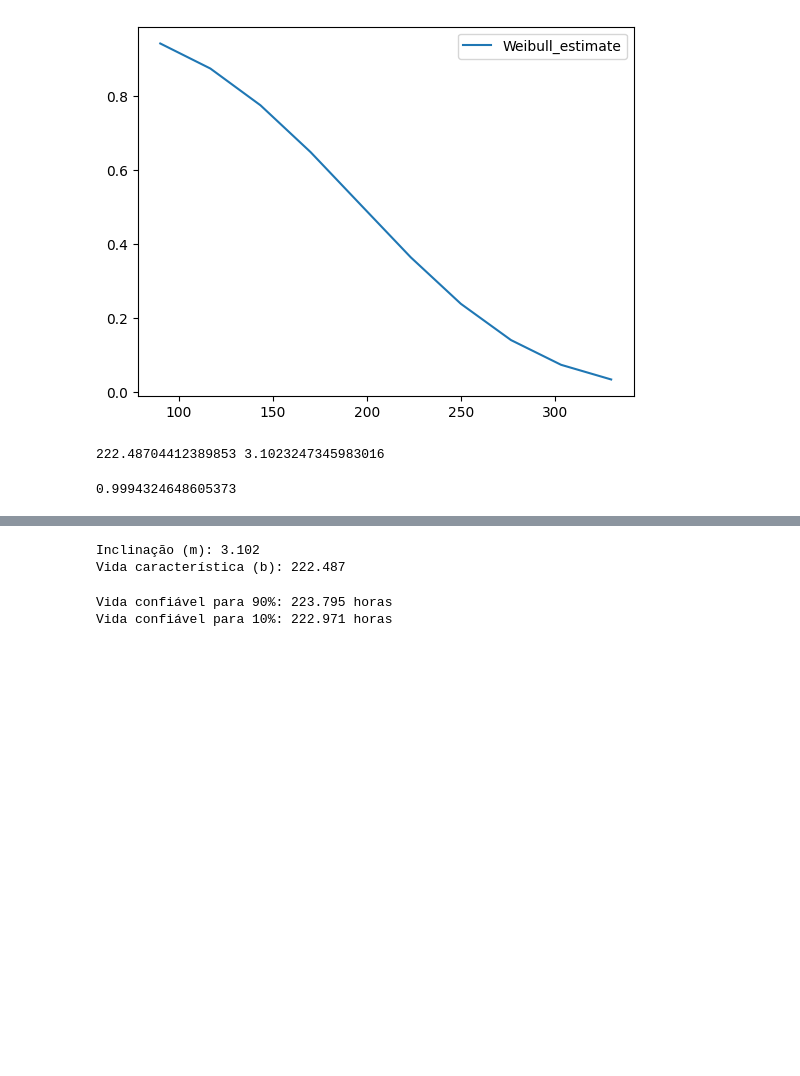
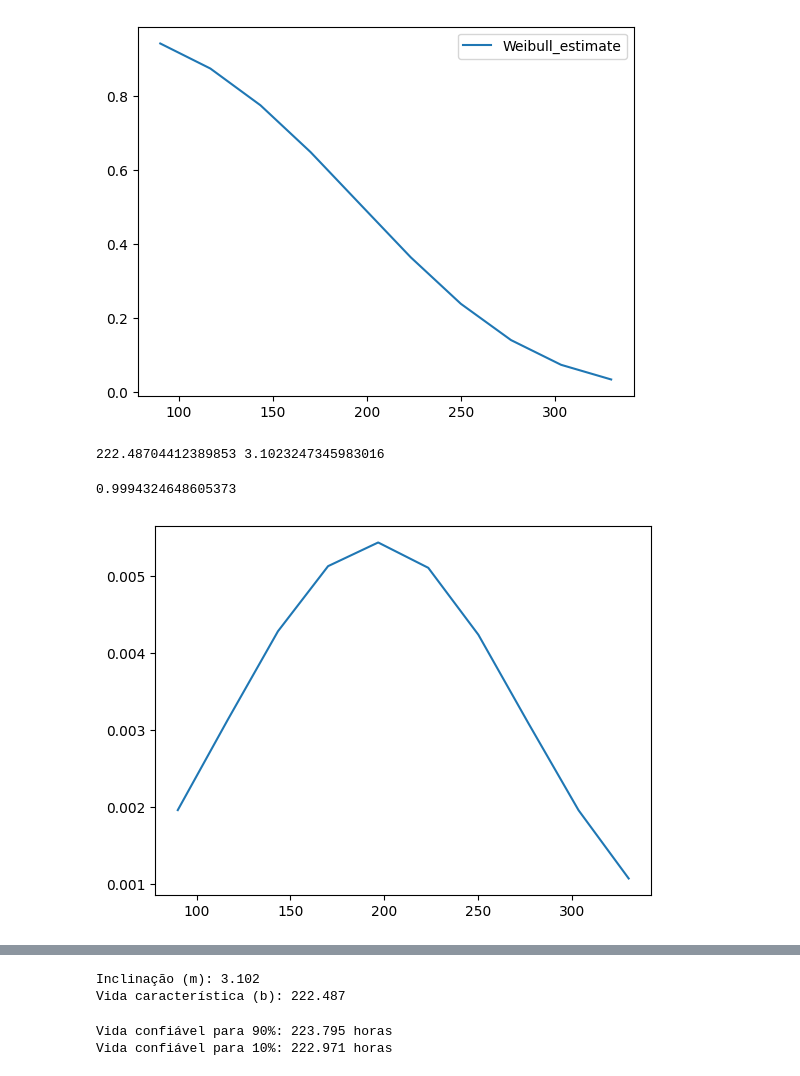
Before and after one commit to Rogerio-mack/work, a Jupyter notebook: Curva_de_Weibull.ipynb, the cells around one changed output, grey strips where cells are left out. Cells and saved outputs as stored; diff of their text form; code cells hidden in the pictures; blank space fills up the shorter version.

```diff
--- a/Curva_de_Weibull.ipynb
+++ b/Curva_de_Weibull.ipynb
@@ -49,0 +47,5 @@ plt.show()
+# %%
+plt.plot(wb.density_)
+plt.show()
+# %% [output]
+[figure, added]
```
Also changed, not shown: parts of 6 cells of this notebook.
